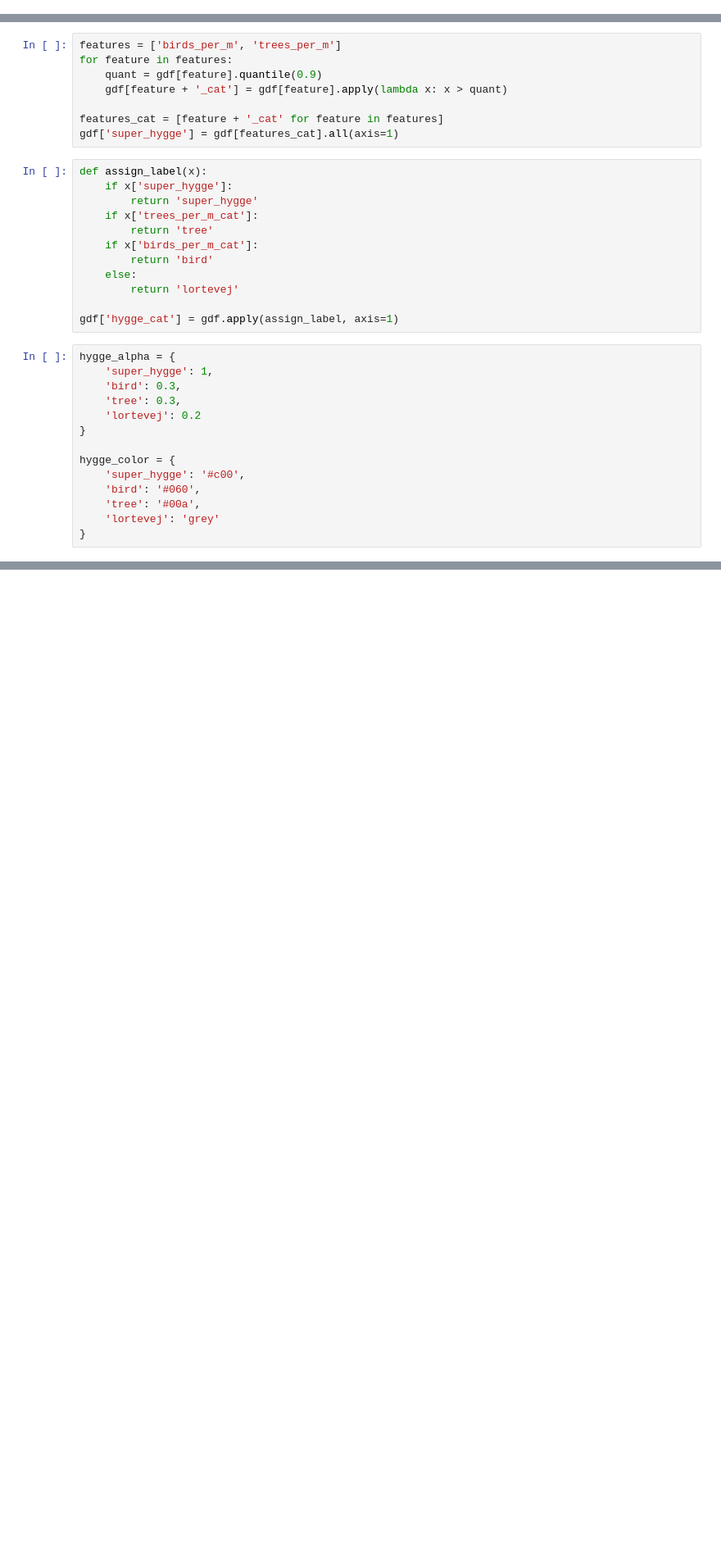
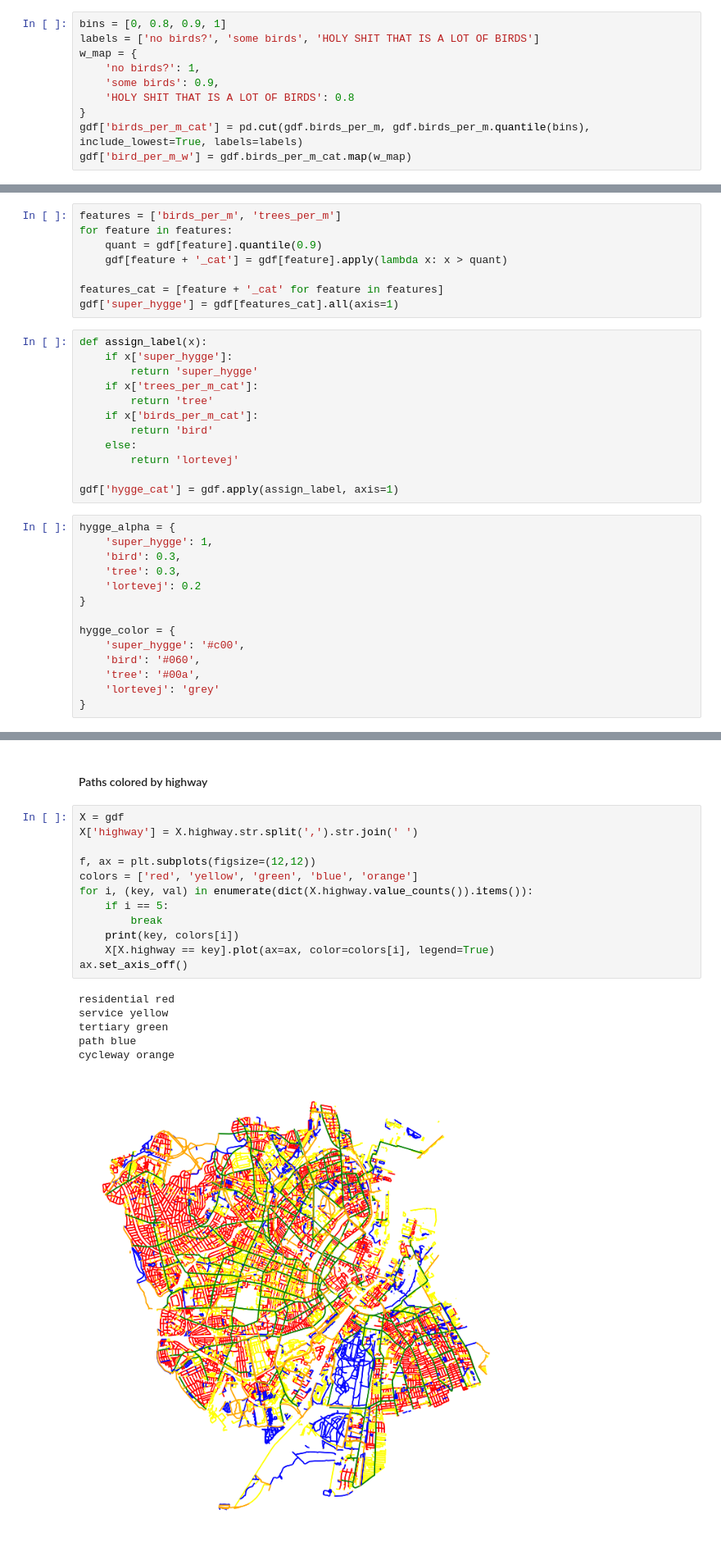
Before and after one commit to Marcus-Friis/geospatial-exam, a Jupyter notebook: notebooks/hyggefinder.ipynb, the cells around one changed output, grey strips where cells are left out. Shown at 82% size. Saved outputs shown, nothing was run; the diff lists cells and outputs as text; blank space fills up the shorter version.

```diff
--- a/notebooks/hyggefinder.ipynb
+++ b/notebooks/hyggefinder.ipynb
@@ -77,0 +93,10 @@ gdf.head()
+# %%
+bins = [0, 0.8, 0.9, 1]
+labels = ['no birds?', 'some birds', 'HOLY SHIT THAT IS A LOT OF BIRDS']
+w_map = {
+    'no birds?': 1,
+    'some birds': 0.9,
+    'HOLY SHIT THAT IS A LOT OF BIRDS': 0.8
+}
+gdf['birds_per_m_cat'] = pd.cut(gdf.birds_per_m, gdf.birds_per_m.quantile(bins), include_lowest=True, labels=labels)
+gdf['bird_per_m_w'] = gdf.birds_per_m_cat.map(w_map)
@@ -121,3 +161,24 @@ for hygge_cat in gdf.hygge_cat.unique():
 ax.set_axis_off()
 # %% [output]
 [figure]
+# %% [markdown]
+#### Paths colored by highway
+# %%
+X = gdf
+X['highway'] = X.highway.str.split(',').str.join(' ')
+
+f, ax = plt.subplots(figsize=(12,12))
+colors = ['red', 'yellow', 'green', 'blue', 'orange']
+for i, (key, val) in enumerate(dict(X.highway.value_counts()).items()):
+    if i == 5:
+        break
+    print(key, colors[i])
+    X[X.highway == key].plot(ax=ax, color=colors[i], legend=True)
+ax.set_axis_off()
+# %% [output]
+residential red
+service yellow
+tertiary green
+path blue
+cycleway orange
+[figure, added]
```
Also changed, not shown: parts of 12 cells of this notebook, 1 other file.
